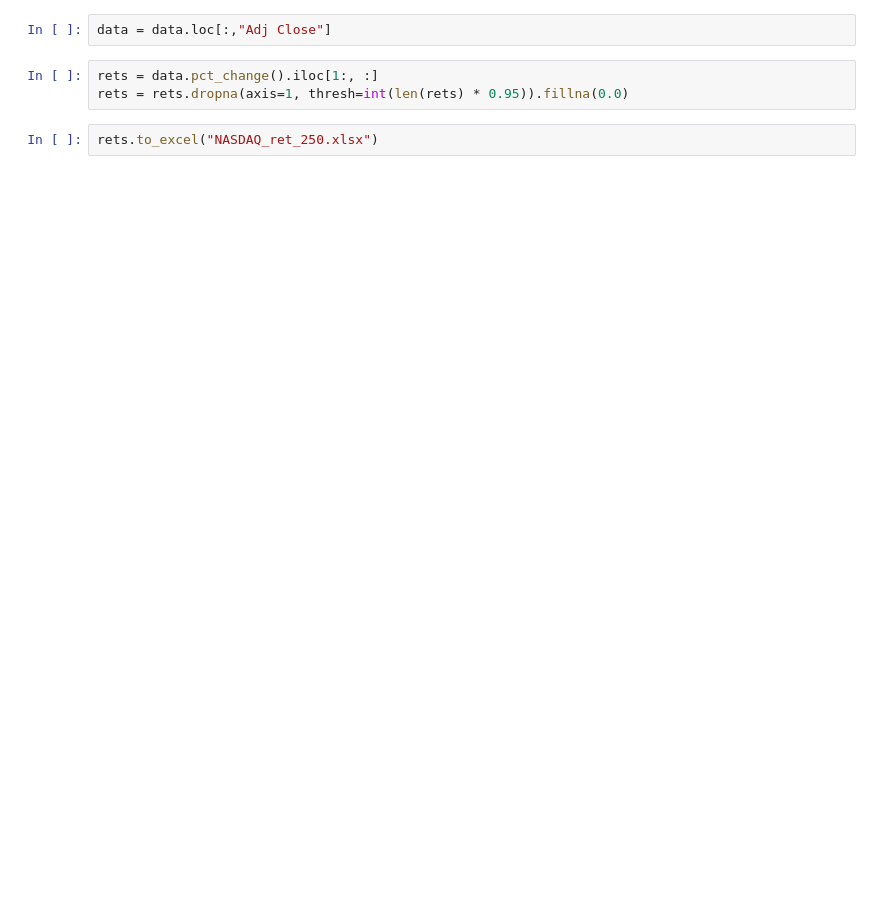
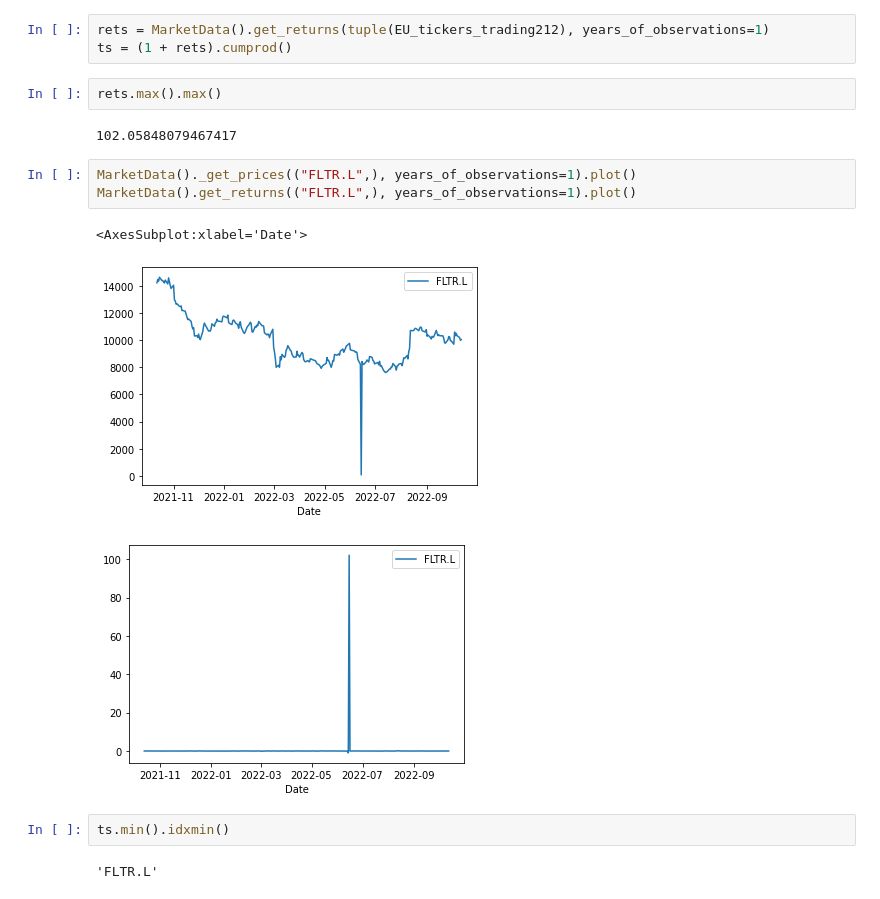
Before and after one commit to filippodeb/investments_f, a Jupyter notebook: data_downloader/data_downloader.ipynb, the cells around one changed output. Cells and saved outputs as stored; diff of their text form; blank space fills up the shorter version.

```diff
--- a/data_downloader/data_downloader.ipynb
+++ b/data_downloader/data_downloader.ipynb
@@ -17,7 +5,18 @@ data = yf.download(tickers_nasdaq, start=start_date, end=end_date)
-# %%
-data = data.loc[:,"Adj Close"]
-# %%
-rets = data.pct_change().iloc[1:, :]
-rets = rets.dropna(axis=1, thresh=int(len(rets) * 0.95)).fillna(0.0)
-# %%
-rets.to_excel("NASDAQ_ret_250.xlsx")
+# %%
+rets = MarketData().get_returns(tuple(EU_tickers_trading212), years_of_observations=1)
+ts = (1 + rets).cumprod()
+# %%
+rets.max().max()
+# %% [output]
+102.05848079467417
+# %%
+MarketData()._get_prices(("FLTR.L",), years_of_observations=1).plot()
+MarketData().get_returns(("FLTR.L",), years_of_observations=1).plot()
+# %% [output]
+<AxesSubplot:xlabel='Date'>
+[figure, added]
+[figure, added]
+# %%
+ts.min().idxmin()
+# %% [output]
+'FLTR.L'
```
Also changed, not shown: parts of 6 cells of this notebook, 2 other files.
